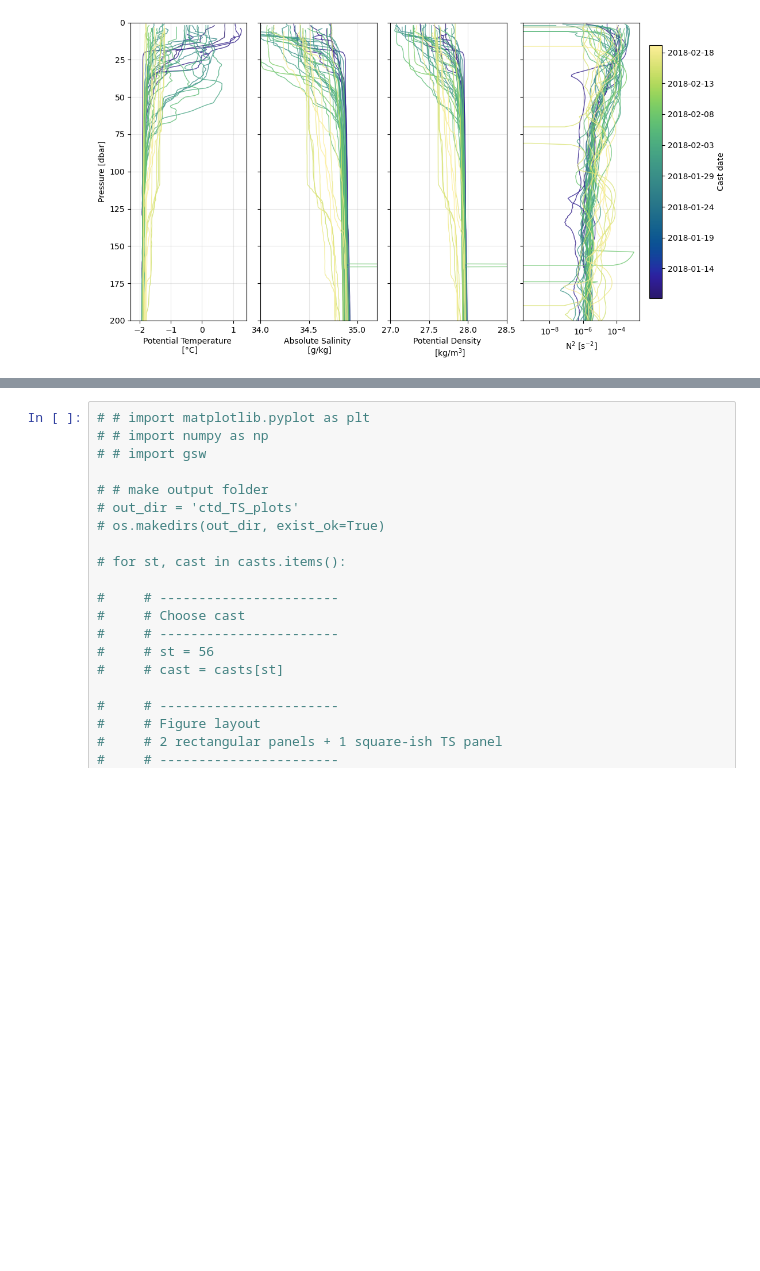
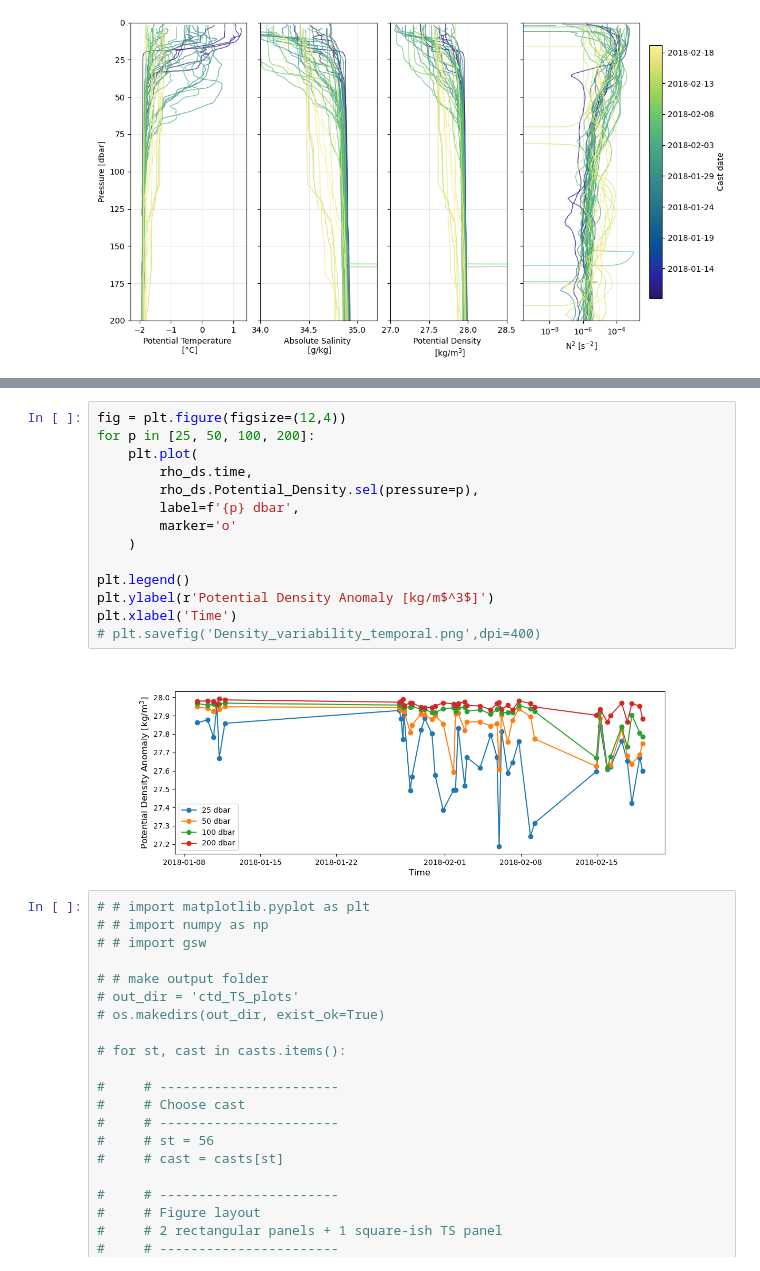
Before and after one commit to MackenzieBlanusa/TNB_tools, a Jupyter notebook: MastersThesis/DynamicMethod_PalmerCTD.ipynb, the cells around one changed output, grey strips where cells are left out. Saved outputs shown, nothing was run; the diff lists cells and outputs as text; blank space fills up the shorter version.

```diff
--- a/MastersThesis/DynamicMethod_PalmerCTD.ipynb
+++ b/MastersThesis/DynamicMethod_PalmerCTD.ipynb
@@ -692,3 +763,19 @@ plt.show()
+# %%
+fig = plt.figure(figsize=(12,4))
+for p in [25, 50, 100, 200]:
+    plt.plot(
+        rho_ds.time,
+        rho_ds.Potential_Density.sel(pressure=p),
+        label=f'{p} dbar',
+        marker='o'
+    )
+
+plt.legend()
+plt.ylabel(r'Potential Density Anomaly [kg/m$^3$]')
+plt.xlabel('Time')
+# plt.savefig('Density_variability_temporal.png',dpi=400)
+# %% [output]
+[figure, added]
 # %%
 # # import matplotlib.pyplot as plt
 # # import numpy as np
```
Also changed, not shown: parts of 27 cells of this notebook.
